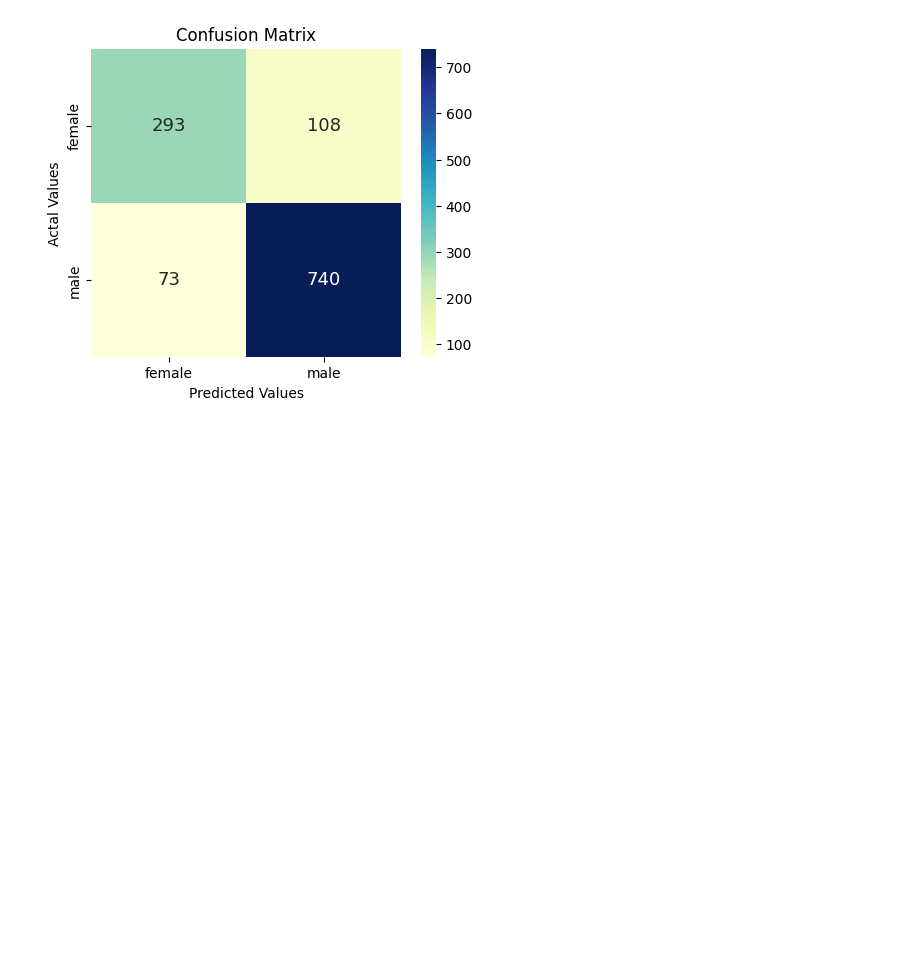
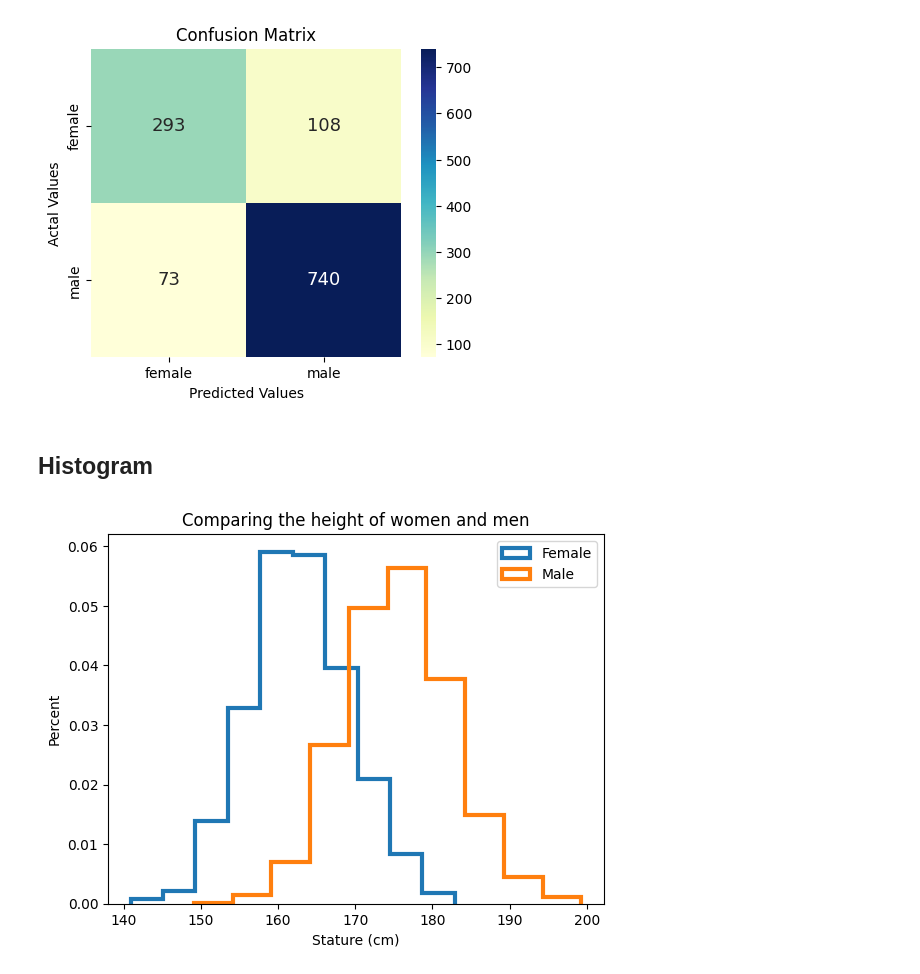
Before and after one commit to MSaberian/PyLearnMachineLearning, a Jupyter notebook: PyLearnMLKNN2/ANSUR_II.ipynb, the cells around one changed output. Cells and saved outputs as stored; diff of their text form; code cells hidden in the pictures; blank space fills up the shorter version.

Commit message:
hist

```diff
--- a/PyLearnMLKNN2/ANSUR_II.ipynb
+++ b/PyLearnMLKNN2/ANSUR_II.ipynb
@@ -163,3 +239,16 @@ plt.xlabel('Predicted Values')
 plt.show()
 # %% [output]
 [figure]
+# %% [markdown]
+## Histogram
+# %%
+# data['BCdivW'] = data['buttockcircumference']/data['weightkg']
+plt.hist(x='stature', data=data.loc[data['Gender'] == 0], histtype='step', lw=3, bins=10, density=True, color='tab:blue', label='Female')
+plt.hist(x='stature', data=data.loc[data['Gender'] == 1], histtype='step', lw=3, bins=10, density=True, color='tab:orange', label='Male')
+plt.title('Comparing the height of women and men')
+plt.legend()
+plt.xlabel('Stature (cm)')
+plt.ylabel('Percent')
+plt.show()
+# %% [output]
+[figure, added]
```
Also changed, not shown: parts of 14 cells of this notebook, 7 other files.
